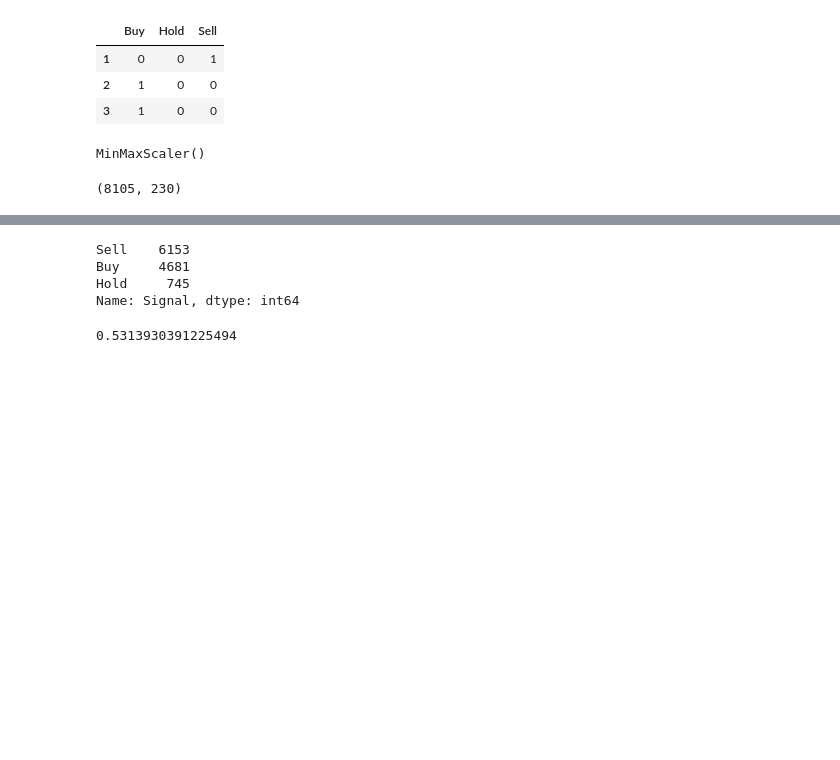
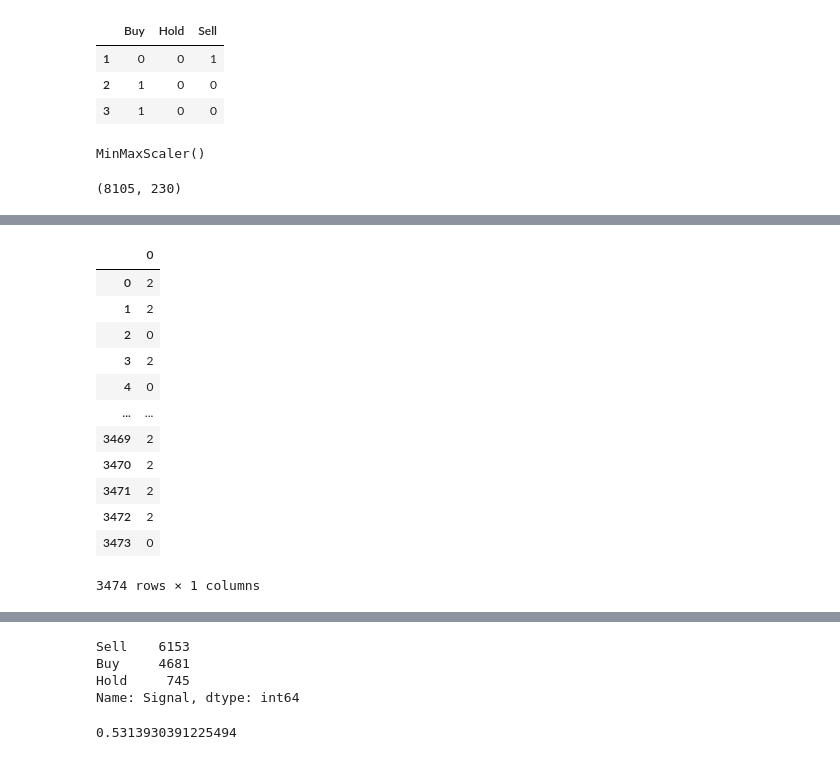
Before and after one commit to lonyty/MachineLearning, a Jupyter notebook: Neural Networks.ipynb, the cells around one changed output, grey strips where cells are left out. Saved outputs shown, nothing was run; the diff lists cells and outputs as text; code cells hidden in the pictures; blank space fills up the shorter version.

```diff
--- a/Neural Networks.ipynb
+++ b/Neural Networks.ipynb
@@ -133,0 +138,19 @@ model.evaluate(X_test,y_test,verbose=0)
+# %%
+from sklearn.metrics import classification_report, confusion_matrix
+
+predictions = model.predict_classes(X_test)
+pd.DataFrame(predictions)
+# %% [output]
+|  | 0 |
+| 0 | 2 |
+| 1 | 2 |
+| 2 | 0 |
+| 3 | 2 |
+| 4 | 0 |
+| ... | ... |
+| 3469 | 2 |
+| 3470 | 2 |
+| 3471 | 2 |
+| 3472 | 2 |
+| 3473 | 0 |
+3474 rows × 1 columns
```
Also changed, not shown: parts of 11 cells of this notebook, 1 other file.
